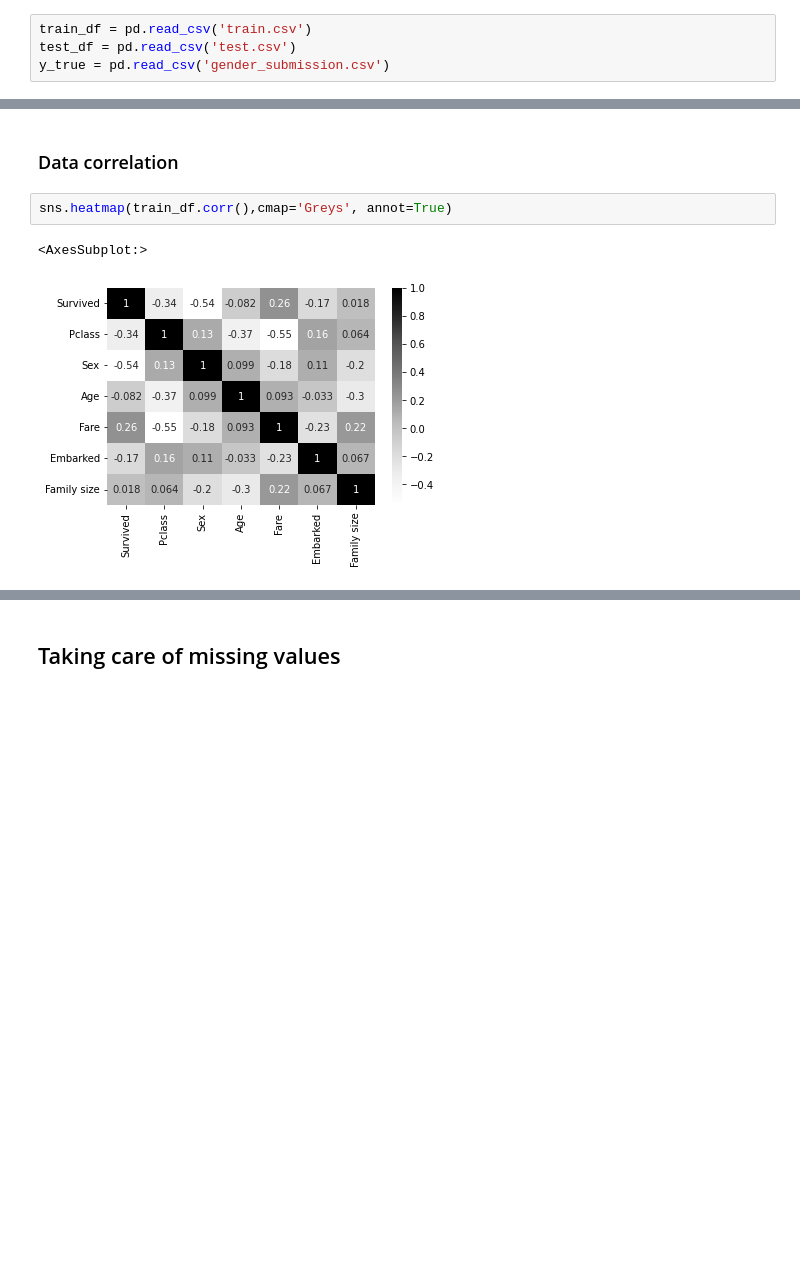
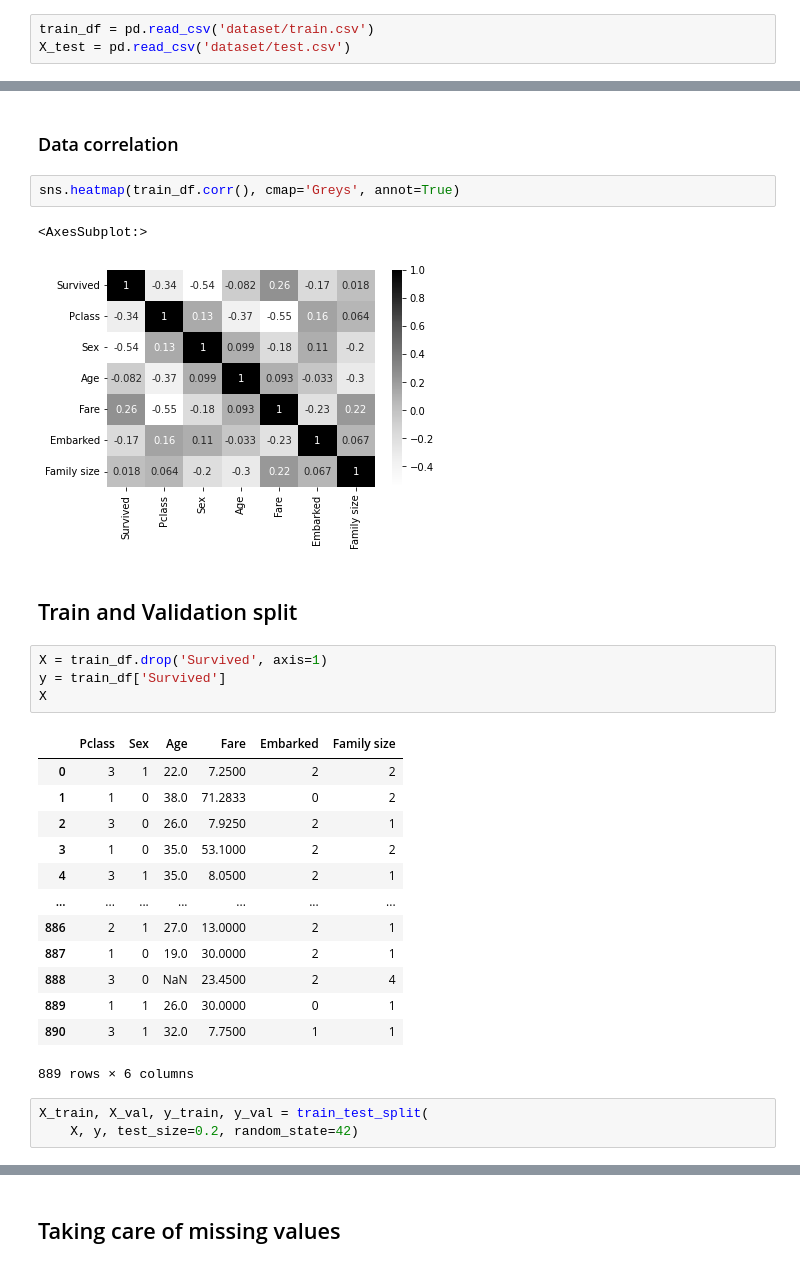
Before and after one commit to gha7all/DataScienceHub, a Jupyter notebook: week-1/titanic-classification/survived-or-not.ipynb, the cells around one changed output, grey strips where cells are left out. Drawn from its saved outputs; the diff is of its cells as text; blank space fills up the shorter version.

Commit message:
generated validation set

```diff
--- a/week-1/titanic-classification/survived-or-not.ipynb
+++ b/week-1/titanic-classification/survived-or-not.ipynb
@@ -16,9 +20,8 @@ import lightgbm as lgb
 # %% [markdown]
 ## Loading datasets
 # %%
-train_df = pd.read_csv('train.csv')
-test_df = pd.read_csv('test.csv')
-y_true = pd.read_csv('gender_submission.csv')
+train_df = pd.read_csv('dataset/train.csv')
+X_test = pd.read_csv('dataset/test.csv')
 # %%
 train_df.head()
 # %% [output]
@@ -160,7 +167,30 @@ Embarked: 2 S, 0 C, 1 Q
 # %% [markdown]
 ### Data correlation
 # %%
-sns.heatmap(train_df.corr(),cmap='Greys', annot=True)
+sns.heatmap(train_df.corr(), cmap='Greys', annot=True)
 # %% [output]
 <AxesSubplot:>
 [figure]
+# %% [markdown]
+## Train and Validation split
+# %%
+X = train_df.drop('Survived', axis=1)
+y = train_df['Survived']
+X
+# %% [output]
+|  | Pclass | Sex | Age | Fare | Embarked | Family size |
+| 0 | 3 | 1 | 22.0 | 7.2500 | 2 | 2 |
+| 1 | 1 | 0 | 38.0 | 71.2833 | 0 | 2 |
+| 2 | 3 | 0 | 26.0 | 7.9250 | 2 | 1 |
+| 3 | 1 | 0 | 35.0 | 53.1000 | 2 | 2 |
+| 4 | 3 | 1 | 35.0 | 8.0500 | 2 | 1 |
+| ... | ... | ... | ... | ... | ... | ... |
+| 886 | 2 | 1 | 27.0 | 13.0000 | 2 | 1 |
+| 887 | 1 | 0 | 19.0 | 30.0000 | 2 | 1 |
+| 888 | 3 | 0 | NaN | 23.4500 | 2 | 4 |
+| 889 | 1 | 1 | 26.0 | 30.0000 | 0 | 1 |
+| 890 | 3 | 1 | 32.0 | 7.7500 | 1 | 1 |
+889 rows × 6 columns
+# %%
+X_train, X_val, y_train, y_val = train_test_split(
+    X, y, test_size=0.2, random_state=42)
```
Also changed, not shown: parts of 61 cells of this notebook, 1 other file.
